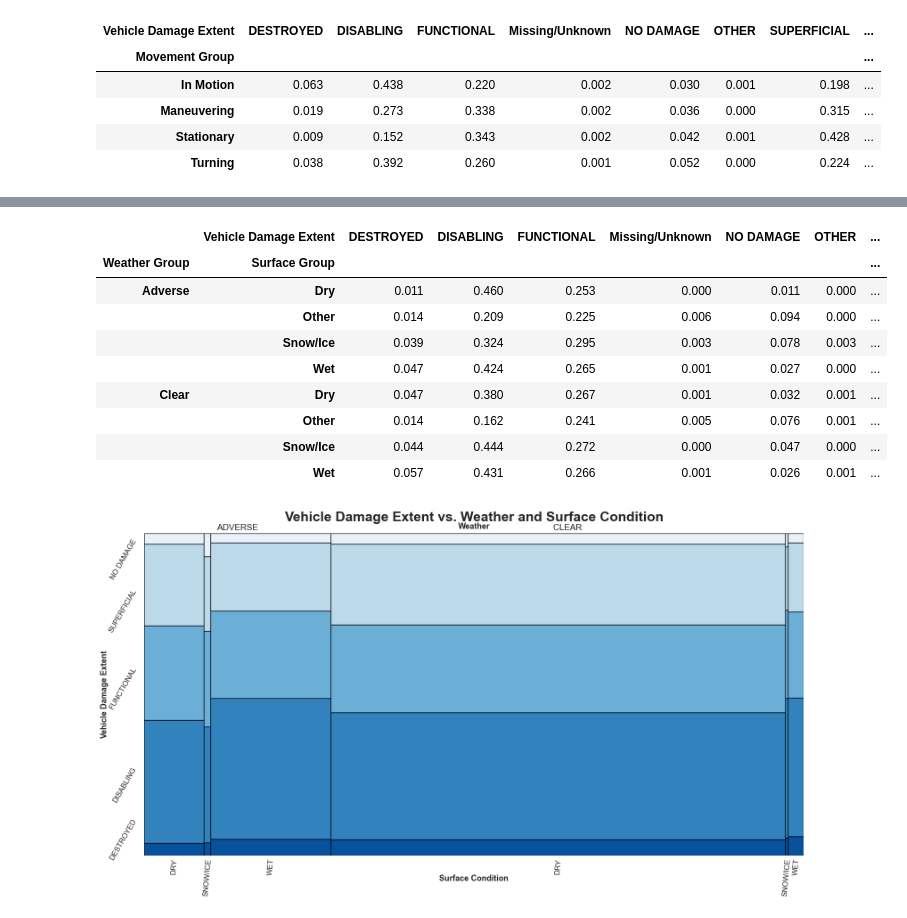
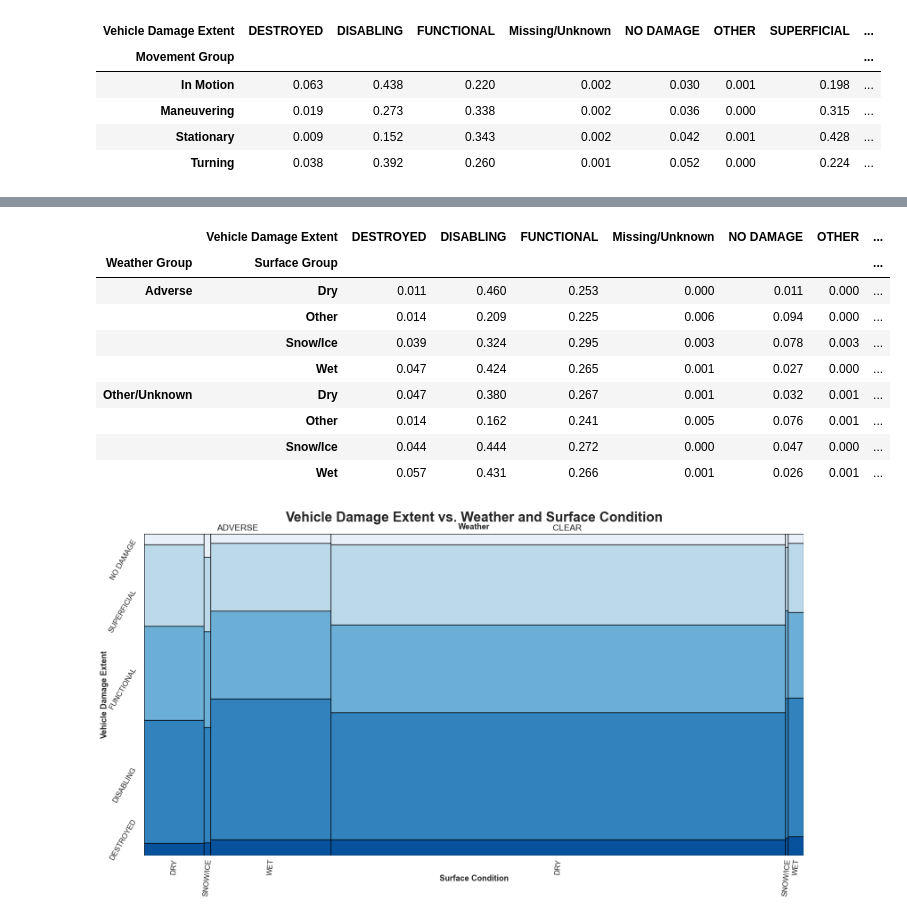
Before and after one commit to lior-benjman/Statistics-pro, a Jupyter notebook: Statistic_research.ipynb, the cells around one changed output, grey strips where cells are left out. Saved outputs shown, nothing was run; the diff lists cells and outputs as text; code cells hidden in the pictures.

```diff
--- a/Statistic_research.ipynb
+++ b/Statistic_research.ipynb
@@ -743,34 +819,34 @@ movement_damage.round(3)
 # %%
 # Group weather and surface condition
 def weather_group(v):
     s = str(v).lower()
     if any(k in s for k in ["rain", "snow", "fog", "sleet", "ice", "adverse"]):
         return "Adverse"
-    return "Clear"
+    return "Other/Unknown"
 
 def surface_group(v):
     s = str(v).lower()
     if "dry" in s:
         return "Dry"
     if "wet" in s:
         return "Wet"
     if "snow" in s or "ice" in s:
         return "Snow/Ice"
     return "Other"
 
 df["Weather Group"] = df["Weather"].apply(weather_group)
 df["Surface Group"] = df["Surface Condition"].apply(surface_group)
 
 ws_damage = pd.crosstab([df["Weather Group"], df["Surface Group"]], df["Vehicle Damage Extent"], normalize="index")
 ws_damage.round(3).head(10)
 # %% [output]
 |  | Vehicle Damage Extent | DESTROYED | DISABLING | FUNCTIONAL | Missing/Unknown | NO DAMAGE | OTHER | ... |
 | Weather Group | Surface Group |  |  |  |  |  |  | ... |
 | Adverse | Dry | 0.011 | 0.460 | 0.253 | 0.000 | 0.011 | 0.000 | ... |
 |  | Other | 0.014 | 0.209 | 0.225 | 0.006 | 0.094 | 0.000 | ... |
 |  | Snow/Ice | 0.039 | 0.324 | 0.295 | 0.003 | 0.078 | 0.003 | ... |
 |  | Wet | 0.047 | 0.424 | 0.265 | 0.001 | 0.027 | 0.000 | ... |
-| Clear | Dry | 0.047 | 0.380 | 0.267 | 0.001 | 0.032 | 0.001 | ... |
+| Other/Unknown | Dry | 0.047 | 0.380 | 0.267 | 0.001 | 0.032 | 0.001 | ... |
 |  | Other | 0.014 | 0.162 | 0.241 | 0.005 | 0.076 | 0.001 | ... |
 |  | Snow/Ice | 0.044 | 0.444 | 0.272 | 0.000 | 0.047 | 0.000 | ... |
 |  | Wet | 0.057 | 0.431 | 0.266 | 0.001 | 0.026 | 0.001 | ... |
```
Also changed, not shown: parts of 70 cells of this notebook.
